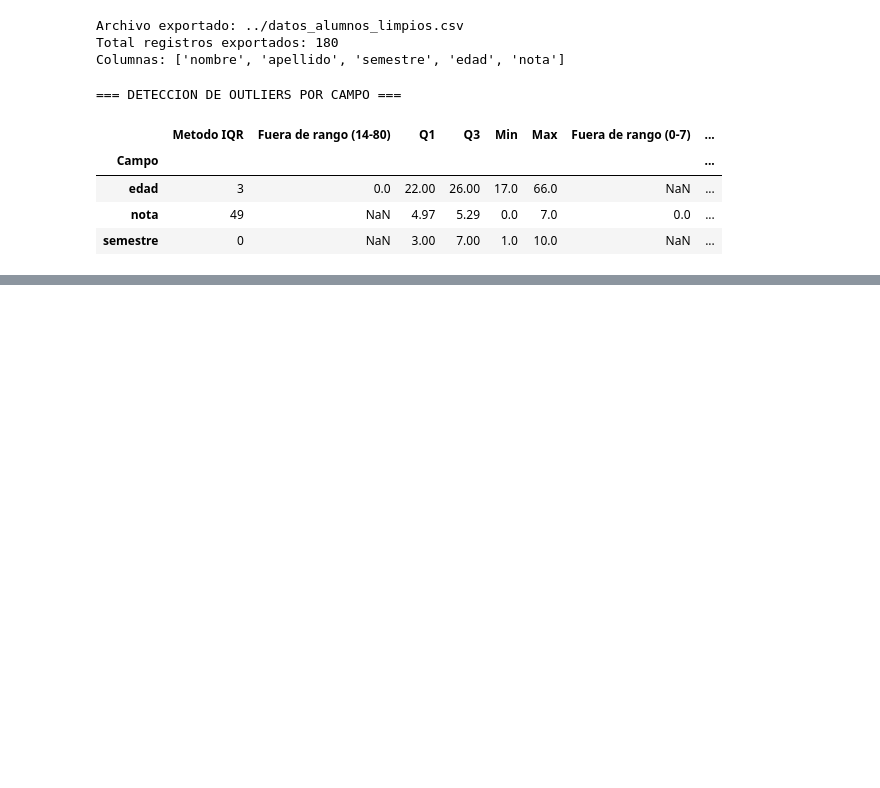
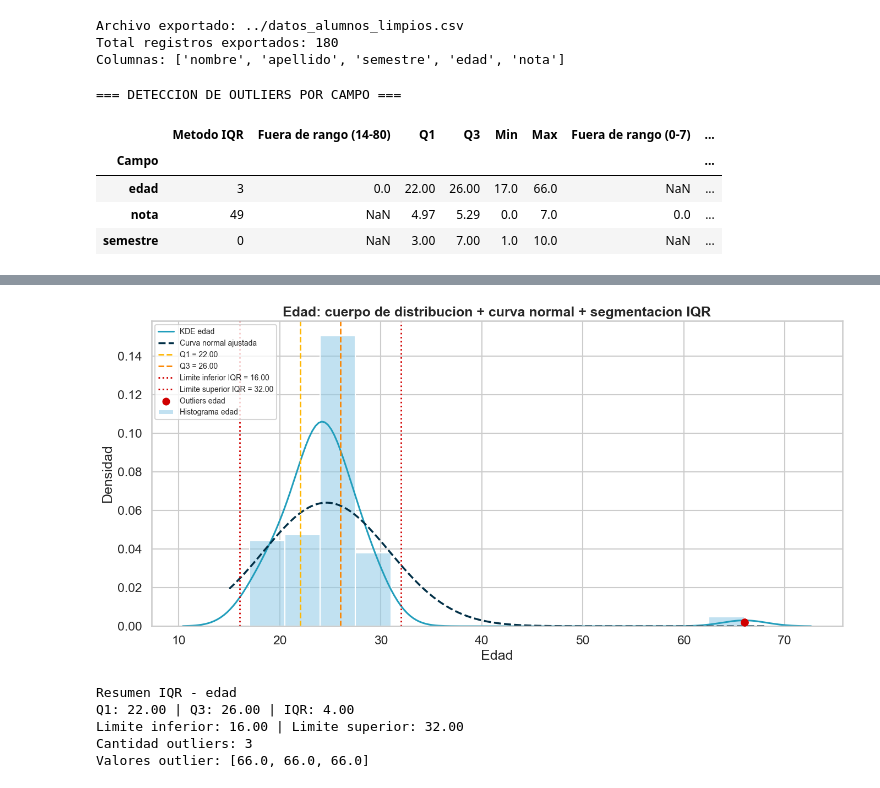
Before and after one commit to profesor-oscarito/ciencia-de-datos, a Jupyter notebook: streaming_data/Actividad-1-2-casa.ipynb, the cells around one changed output, grey strips where cells are left out. Cells and saved outputs as stored; diff of their text form; code cells hidden in the pictures; blank space fills up the shorter version.

```diff
--- a/streaming_data/Actividad-1-2-casa.ipynb
+++ b/streaming_data/Actividad-1-2-casa.ipynb
@@ -496,0 +583,61 @@ plt.show()
+# %%
+# Distribucion de edad con curva normal, Q1/Q3 y outliers fuera del IQR
+import numpy as np
+import matplotlib.pyplot as plt
+import seaborn as sns
+
+edad_plot = pd.to_numeric(df['edad'], errors='coerce').dropna()
+
+# Estadisticos base
+q1 = edad_plot.quantile(0.25)
+q3 = edad_plot.quantile(0.75)
+iqr = q3 - q1
+lim_inf = q1 - 1.5 * iqr
+lim_sup = q3 + 1.5 * iqr
+media = edad_plot.mean()
+desv = edad_plot.std(ddof=1)
+
+mask_out = (edad_plot < lim_inf) | (edad_plot > lim_sup)
+outliers_edad = edad_plot[mask_out].sort_values()
+
+# Curva normal ajustada (sin scipy)
+x = np.linspace(edad_plot.min() - 2, edad_plot.max() + 2, 400)
+pdf = (1 / (desv * np.sqrt(2 * np.pi))) * np.exp(-0.5 * ((x - media) / desv) ** 2)
+
+sns.set_theme(style='whitegrid', context='talk')
+fig, ax1 = plt.subplots(figsize=(14, 7))
+
+# Histograma del cuerpo de la distribucion
+sns.histplot(edad_plot, bins=14, stat='density', color='#8ecae6', alpha=0.55, edgecolor='white', ax=ax1, label='Histograma edad')
+sns.kdeplot(edad_plot, color='#219ebc', linewidth=2.2, ax=ax1, label='KDE edad')
+ax1.plot(x, pdf, color='#023047', linewidth=2.5, linestyle='--', label='Curva normal ajustada')
+
+# Lineas de referencia Q1, Q3 y limites IQR
+ax1.axvline(q1, color='#ffb703', linestyle='--', linewidth=2, label=f'Q1 = {q1:.2f}')
+ax1.axvline(q3, color='#fb8500', linestyle='--', linewidth=2, label=f'Q3 = {q3:.2f}')
+ax1.axvline(lim_inf, color='#d00000', linestyle=':', linewidth=2, label=f'Limite inferior IQR = {lim_inf:.2f}')
+ax1.axvline(lim_sup, color='#d00000', linestyle=':', linewidth=2, label=f'Limite superior IQR = {lim_sup:.2f}')
+
+# Marcar outliers sobre el eje x
+ax1.scatter(outliers_edad, np.zeros(len(outliers_edad)) + 0.002, color='#d00000', s=75, zorder=5, label='Outliers edad')
+
+ax1.set_title('Edad: cuerpo de distribucion + curva normal + segmentacion IQR', fontweight='bold')
+ax1.set_xlabel('Edad')
+ax1.set_ylabel('Densidad')
+ax1.legend(loc='upper left', fontsize=10)
+
+plt.tight_layout()
+plt.show()
+
+print('Resumen IQR - edad')
+print(f'Q1: {q1:.2f} | Q3: {q3:.2f} | IQR: {iqr:.2f}')
+print(f'Limite inferior: {lim_inf:.2f} | Limite superior: {lim_sup:.2f}')
+print(f'Cantidad outliers: {len(outliers_edad)}')
+print('Valores outlier:', outliers_edad.tolist())
+# %% [output]
+[figure, added]
+Resumen IQR - edad
+Q1: 22.00 | Q3: 26.00 | IQR: 4.00
+Limite inferior: 16.00 | Limite superior: 32.00
+Cantidad outliers: 3
+Valores outlier: [66.0, 66.0, 66.0]
```
Also changed, not shown: parts of 18 cells of this notebook, 32 other files.
